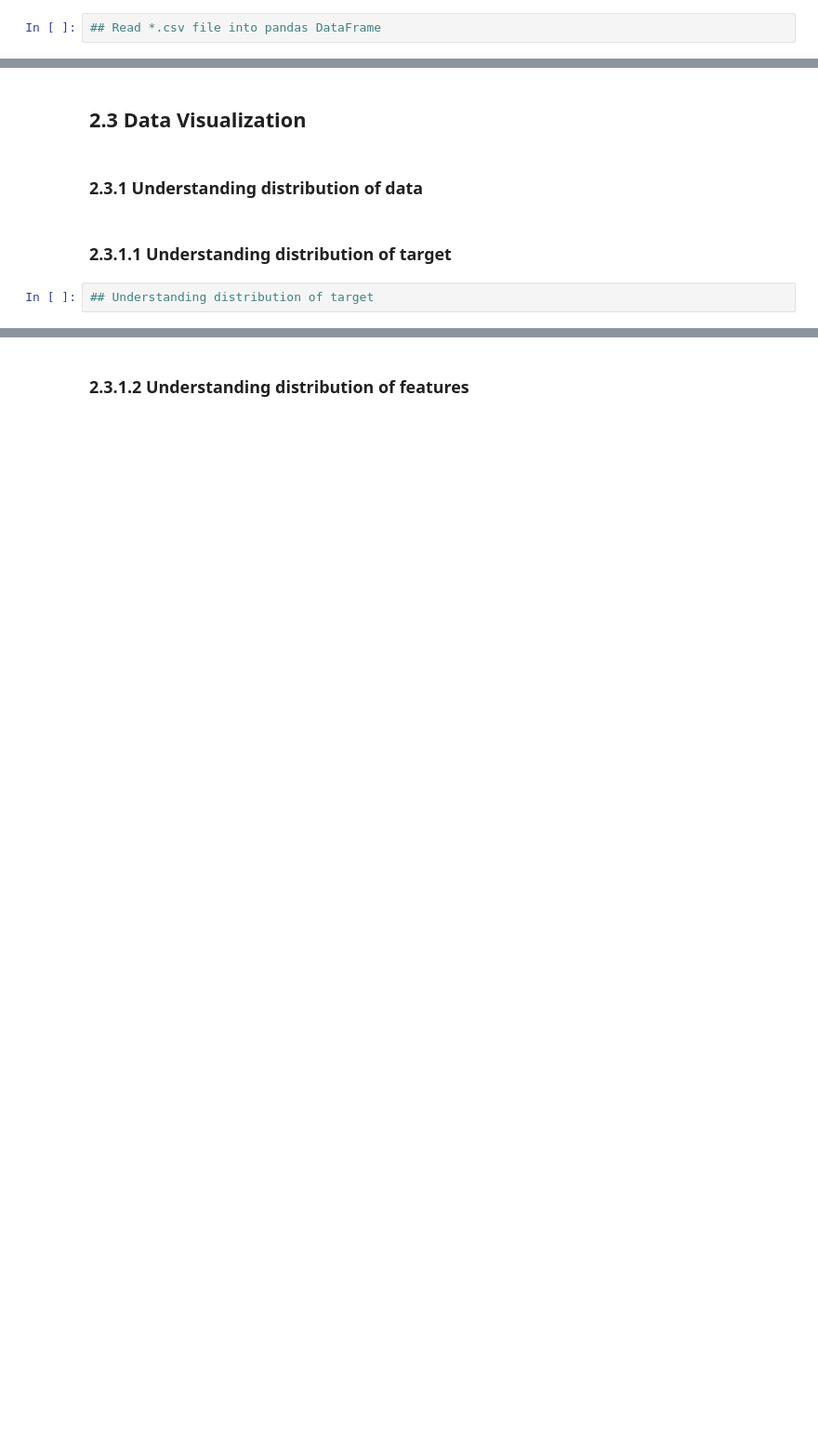
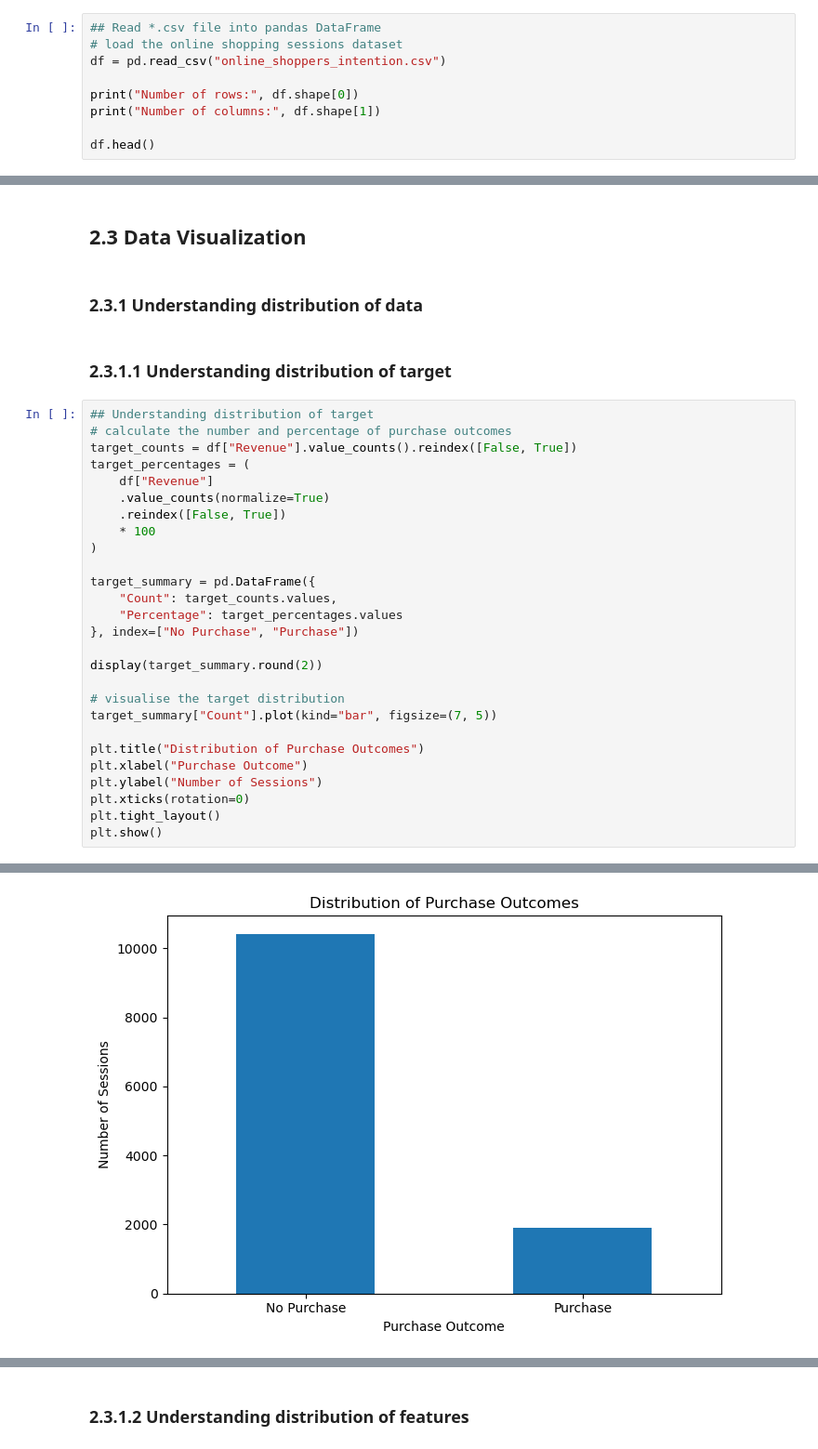
Before and after one commit to ch34psk4te/shopsense-clean-project, a Jupyter notebook: ShopSense_Program_Codes.ipynb, the cells around one changed output, grey strips where cells are left out. Shown at 93% size. Saved outputs shown, nothing was run; the diff lists cells and outputs as text; blank space fills up the shorter version.

Commit message:
Complete data understanding and exploratory analysis
Loaded and inspected the dataset, checked data quality, analyzed distributions, and explored relationships with purchase outcomes.

```diff
--- a/ShopSense_Program_Codes.ipynb
+++ b/ShopSense_Program_Codes.ipynb
@@ -87,3 +87,10 @@ The final model will be included in a Streamlit web application called ShopSense
 ## 2.1 Load dataset
 # %%
 ## Read *.csv file into pandas DataFrame
+# load the online shopping sessions dataset
+df = pd.read_csv("online_shoppers_intention.csv")
+
+print("Number of rows:", df.shape[0])
+print("Number of columns:", df.shape[1])
+
+df.head()
@@ -103,3 +242,29 @@ The final model will be included in a Streamlit web application called ShopSense
 ### 2.3.1.1 Understanding distribution of target
 # %%
 ## Understanding distribution of target
+# calculate the number and percentage of purchase outcomes
+target_counts = df["Revenue"].value_counts().reindex([False, True])
+target_percentages = (
+    df["Revenue"]
+    .value_counts(normalize=True)
+    .reindex([False, True])
+    * 100
+)
+
+target_summary = pd.DataFrame({
+    "Count": target_counts.values,
+    "Percentage": target_percentages.values
+}, index=["No Purchase", "Purchase"])
+
+display(target_summary.round(2))
+
+# visualise the target distribution
+target_summary["Count"].plot(kind="bar", figsize=(7, 5))
+
+plt.title("Distribution of Purchase Outcomes")
+plt.xlabel("Purchase Outcome")
+plt.ylabel("Number of Sessions")
+plt.xticks(rotation=0)
+plt.tight_layout()
+plt.show()
+# %% [output]
@@ -105,0 +274 @@ The final model will be included in a Streamlit web application called ShopSense
+[figure, added]
```
Also changed, not shown: parts of 22 cells of this notebook.
